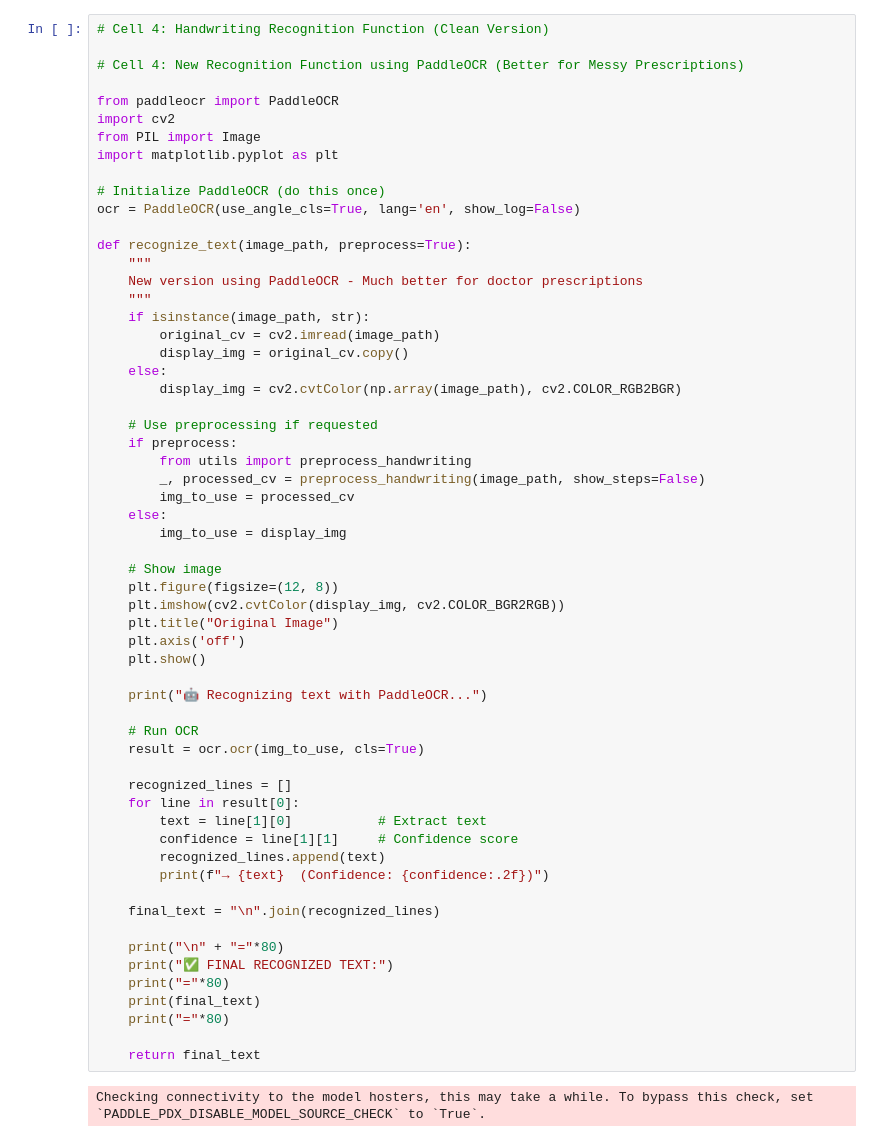
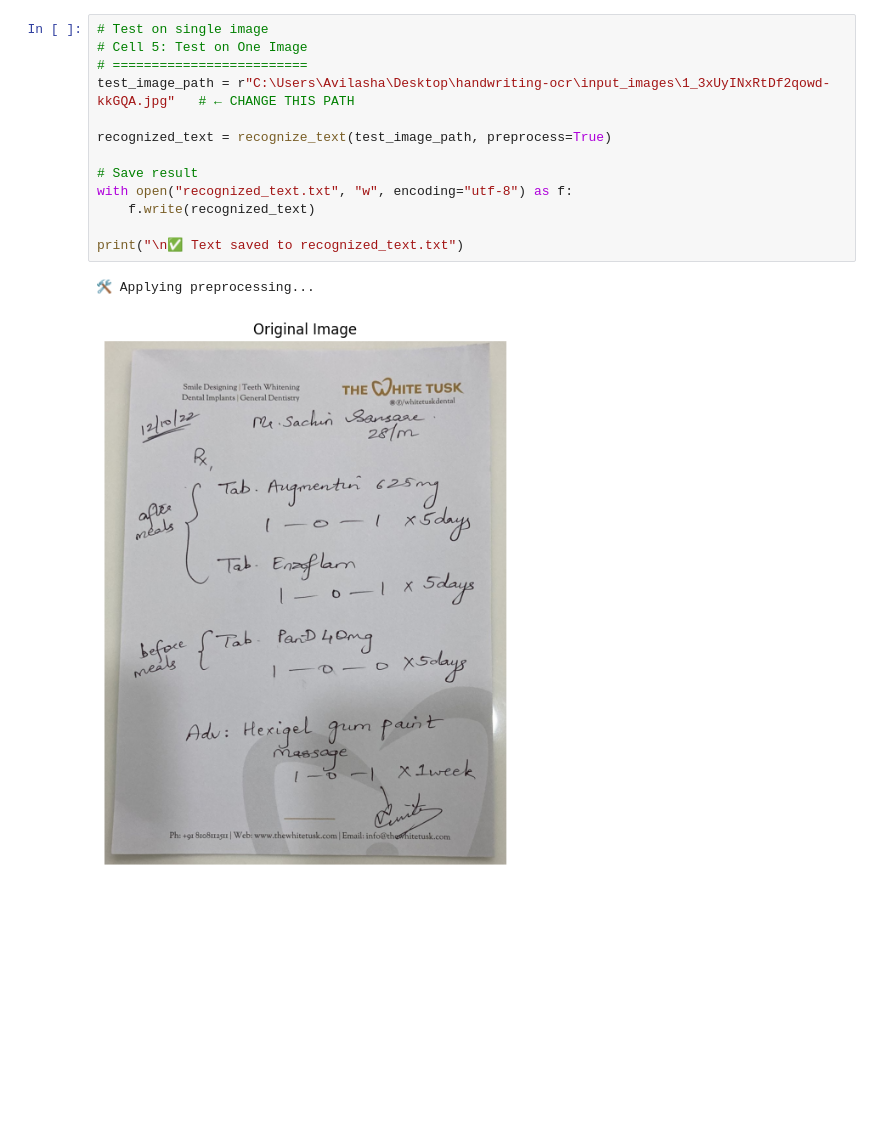
Before and after one commit to AvilashaGoswami1103/handwriting-ocr, a Jupyter notebook: 03_handwriting_recognition.ipynb, the cells around one changed output. Saved outputs shown, nothing was run; the diff lists cells and outputs as text; blank space fills up the shorter version.

```diff
--- a/03_handwriting_recognition.ipynb
+++ b/03_handwriting_recognition.ipynb
@@ -57,61 +95,16 @@ Notes:
 # %%
-# Cell 4: Handwriting Recognition Function (Clean Version)
+# Test on single image
+# Cell 5: Test on One Image
+# =========================
+test_image_path = r"C:\Users\Avilasha\Desktop\handwriting-ocr\input_images\1_3xUyINxRtDf2qowd-kkGQA.jpg"   # ← CHANGE THIS PATH
 
-# Cell 4: New Recognition Function using PaddleOCR (Better for Messy Prescriptions)
+recognized_text = recognize_text(test_image_path, preprocess=True)
 
-from paddleocr import PaddleOCR
-import cv2
-from PIL import Image
-import matplotlib.pyplot as plt
+# Save result
+with open("recognized_text.txt", "w", encoding="utf-8") as f:
+    f.write(recognized_text)
 
-# Initialize PaddleOCR (do this once)
-ocr = PaddleOCR(use_angle_cls=True, lang='en', show_log=False)
-
-def recognize_text(image_path, preprocess=True):
-    """
-    New version using PaddleOCR - Much better for doctor prescriptions
-    """
-    if isinstance(image_path, str):
-        original_cv = cv2.imread(image_path)
-        display_img = original_cv.copy()
-    else:
-        display_img = cv2.cvtColor(np.array(image_path), cv2.COLOR_RGB2BGR)
-
-    # Use preprocessing if requested
-    if preprocess:
-        from utils import preprocess_handwriting
-        _, processed_cv = preprocess_handwriting(image_path, show_steps=False)
-        img_to_use = processed_cv
-    else:
-        img_to_use = display_img
-
-    # Show image
-    plt.figure(figsize=(12, 8))
-    plt.imshow(cv2.cvtColor(display_img, cv2.COLOR_BGR2RGB))
-    plt.title("Original Image")
-    plt.axis('off')
-    plt.show()
-
-    print("🤖 Recognizing text with PaddleOCR...")
-
-    # Run OCR
-    result = ocr.ocr(img_to_use, cls=True)
-
-    recognized_lines = []
-    for line in result[0]:
-        text = line[1][0]           # Extract text
-        confidence = line[1][1]     # Confidence score
-        recognized_lines.append(text)
-        print(f"→ {text}  (Confidence: {confidence:.2f})")
-
-    final_text = "\n".join(recognized_lines)
-
-    print("\n" + "="*80)
-    print("✅ FINAL RECOGNIZED TEXT:")
-    print("="*80)
-    print(final_text)
-    print("="*80)
-
-    return final_text
+print("\n✅ Text saved to recognized_text.txt")
 # %% [output]
-Checking connectivity to the model hosters, this may take a while. To bypass this check, set `PADDLE_PDX_DISABLE_MODEL_SOURCE_CHECK` to `True`.
+🛠️ Applying preprocessing...
+[figure, added]
```
Also changed, not shown: parts of 7 cells of this notebook, 1 other file.
